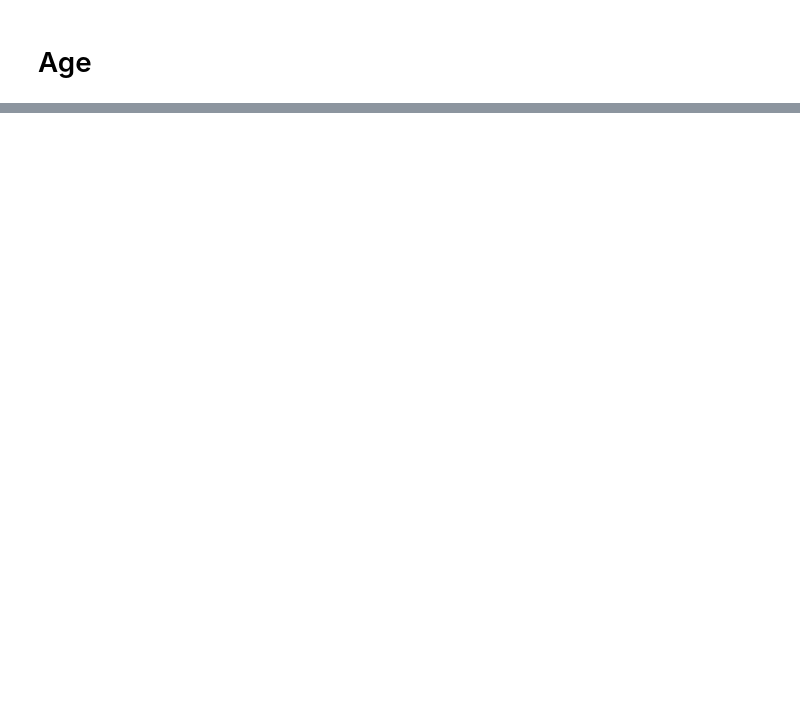
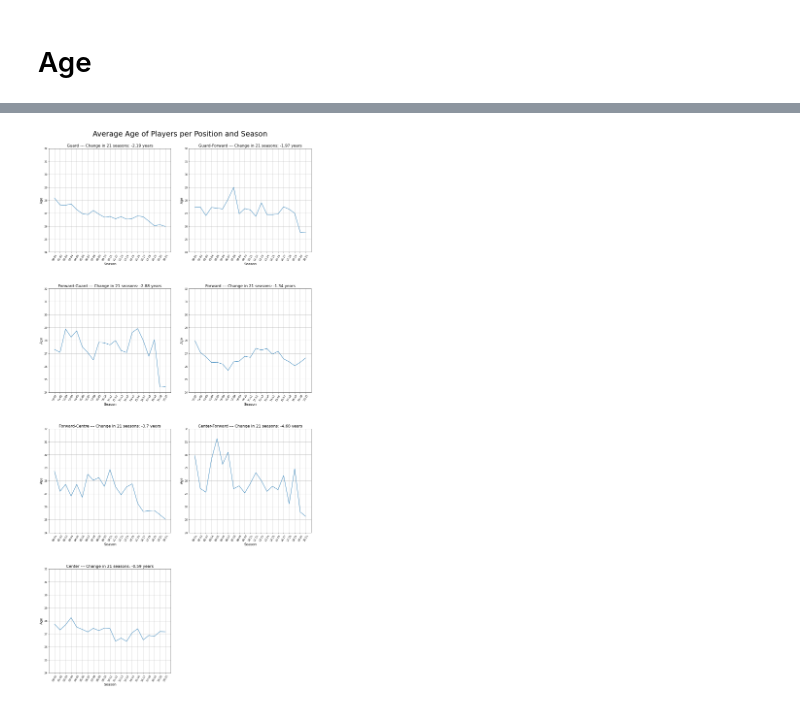
Before and after one commit to kmcsquared/TFM, a Jupyter notebook: players.ipynb, the cells around one changed output, grey strips where cells are left out. Saved outputs shown, nothing was run; the diff lists cells and outputs as text; code cells hidden in the pictures; blank space fills up the shorter version.

```diff
--- a/players.ipynb
+++ b/players.ipynb
@@ -321,0 +405,65 @@ all_players
+# %%
+# Dynamically draw subplots
+# https://stackoverflow.com/questions/12319796/dynamically-add-create-subplots-in-matplotlib
+num_subplots = len(all_players['POSITION'].unique())
+num_cols = 2
+num_rows = (num_subplots // num_cols) + (num_subplots % num_cols)
+graph_position = range(1, num_subplots+1) # Create position index
+
+position_meanings = {
+    'G': 'Guard',
+    'G-F': 'Guard-Forward',
+    'F-G': 'Forward-Guard',
+    'F': 'Forward',
+    'F-C': 'Forward-Centre',
+    'C-F': 'Center-Forward',
+    'C': 'Center'
+}
+
+# Plot average ages per position
+fig = plt.figure(figsize=(25,50))
+plt.axis('off')
+plt.title('Average Age of Players per Position and Season', fontsize=30, pad=50)
+
+k = 0 # Position index
+
+for position in position_meanings.keys():
+    ax = fig.add_subplot(num_rows, num_cols, graph_position[k])
+
+
+    k += 1 # Update position index
+
+    age_for_position = all_players[all_players['POSITION'] == position].groupby('SEASON').agg({'AGE': 'mean'})
+    ax.plot(age_for_position)
+
+    age_difference = round(age_for_position['AGE'][-1] - age_for_position['AGE'][0], 2)
+    ax.set_title(
+        '{} --- Change in 21 seasons: {}{} years'.format(
+            position_meanings[position],
+            '+' if age_difference > 0 else '',
+            age_difference
+        ),
+        fontsize=16
+    )
+
+    plt.xlabel('Season', fontsize=14)
+    plt.ylabel('Age', fontsize=14)
+
+    x_labels = [season[2:] for season in seasons]
+    plt.xticks(np.arange(0, 21), labels=x_labels)
+    plt.yticks(np.arange(24,33))
+    ax.tick_params(axis='x', which='major', labelsize=10, rotation=60)
+    ax.grid(True)
+
+plt.subplots_adjust(left=0.2,
+                    bottom=0.3,
+                    right=0.8,
+                    top=0.9,
+                    wspace=0.15,
+                    hspace=0.35)
+
+# plt.tight_layout()
+plt.savefig('./Graphs/Players/Average Age per Position and Season')
+plt.show()
+# %% [output]
+[figure, added]
```
Also changed, not shown: parts of 10 cells of this notebook, 3 other files.
